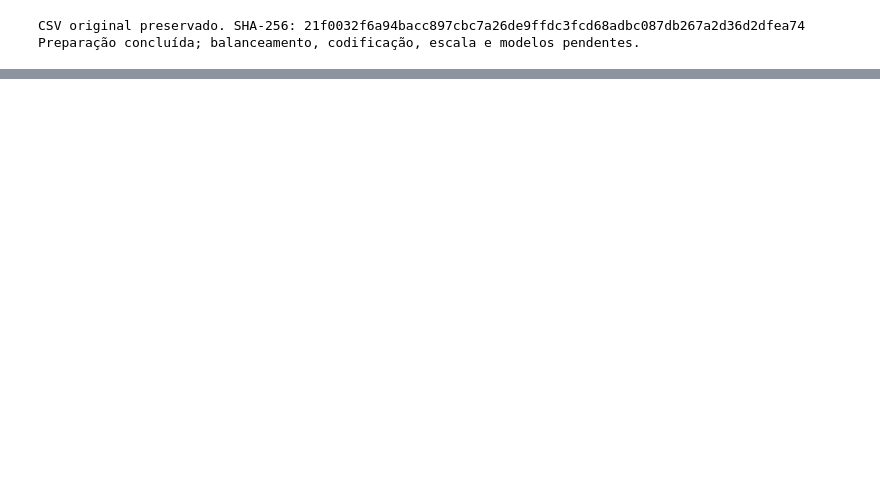
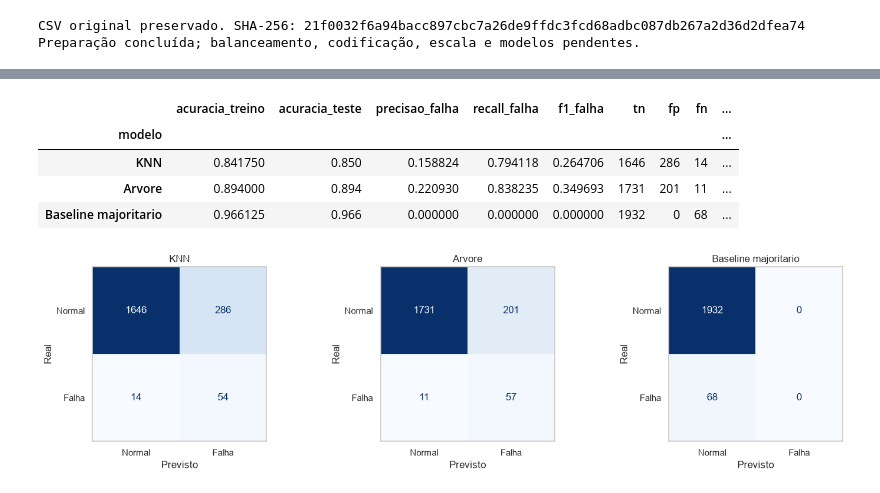
Before and after one commit to fabcosta-br/t4-manutencao-preditiva, a Jupyter notebook: projeto_final.ipynb, the cells around one changed output, grey strips where cells are left out. Cells and saved outputs as stored; diff of their text form; code cells hidden in the pictures; blank space fills up the shorter version.

```diff
--- a/projeto_final.ipynb
+++ b/projeto_final.ipynb
@@ -267,0 +504,41 @@ Preparação concluída; balanceamento, codificação, escala e modelos pendente
+# %%
+baseline = DummyClassifier(strategy='most_frequent').fit(X_treino_bruto, y_treino)
+linhas_metricas = []
+matrizes = {}
+previsoes_finais = {}
+for nome, modelo in {**modelos_finais, 'Baseline majoritario': baseline}.items():
+    previsao_treino = modelo.predict(X_treino_bruto)
+    previsao_teste = modelo.predict(X_teste_bruto)
+    assert len(previsao_teste) == len(y_teste)
+    previsoes_finais[nome] = previsao_teste
+    matriz = confusion_matrix(y_teste, previsao_teste, labels=[0, 1])
+    matrizes[nome] = matriz
+    tn, fp, fn, tp = matriz.ravel()
+    linhas_metricas.append({
+        'modelo': nome,
+        'acuracia_treino': accuracy_score(y_treino, previsao_treino),
+        'acuracia_teste': accuracy_score(y_teste, previsao_teste),
+        'precisao_falha': precision_score(y_teste, previsao_teste, zero_division=0),
+        'recall_falha': recall_score(y_teste, previsao_teste, zero_division=0),
+        'f1_falha': f1_score(y_teste, previsao_teste, zero_division=0),
+        'tn': int(tn), 'fp': int(fp), 'fn': int(fn), 'tp': int(tp),
+    })
+metricas_finais = pd.DataFrame(linhas_metricas).set_index('modelo')
+display(metricas_finais)
+fig, axes = plt.subplots(1, 3, figsize=(15, 4))
+for ax, (nome, matriz) in zip(axes, matrizes.items()):
+    ConfusionMatrixDisplay(matriz, display_labels=['Normal', 'Falha']).plot(
+        ax=ax, colorbar=False, cmap='Blues', values_format='d')
+    ax.grid(False)
+    ax.set_title(nome)
+    ax.set_xlabel('Previsto')
+    ax.set_ylabel('Real')
+plt.tight_layout()
+plt.show()
+# %% [output]
+|  | acuracia_treino | acuracia_teste | precisao_falha | recall_falha | f1_falha | tn | fp | fn | ... |
+| modelo |  |  |  |  |  |  |  |  | ... |
+| KNN | 0.841750 | 0.850 | 0.158824 | 0.794118 | 0.264706 | 1646 | 286 | 14 | ... |
+| Arvore | 0.894000 | 0.894 | 0.220930 | 0.838235 | 0.349693 | 1731 | 201 | 11 | ... |
+| Baseline majoritario | 0.966125 | 0.966 | 0.000000 | 0.000000 | 0.000000 | 1932 | 0 | 68 | ... |
+[figure, added]
```
Also changed, not shown: parts of 18 cells of this notebook, 3 other files.
